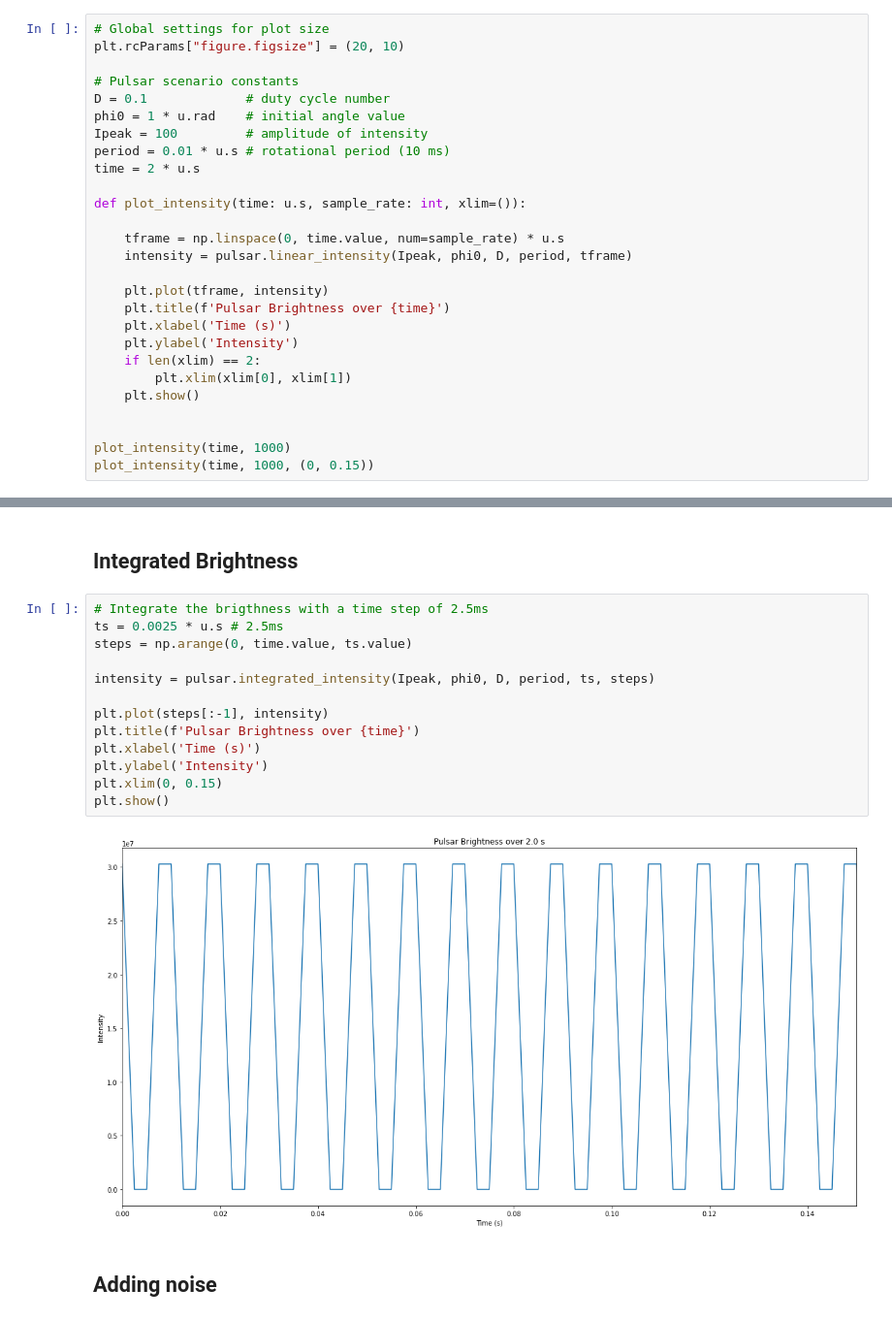
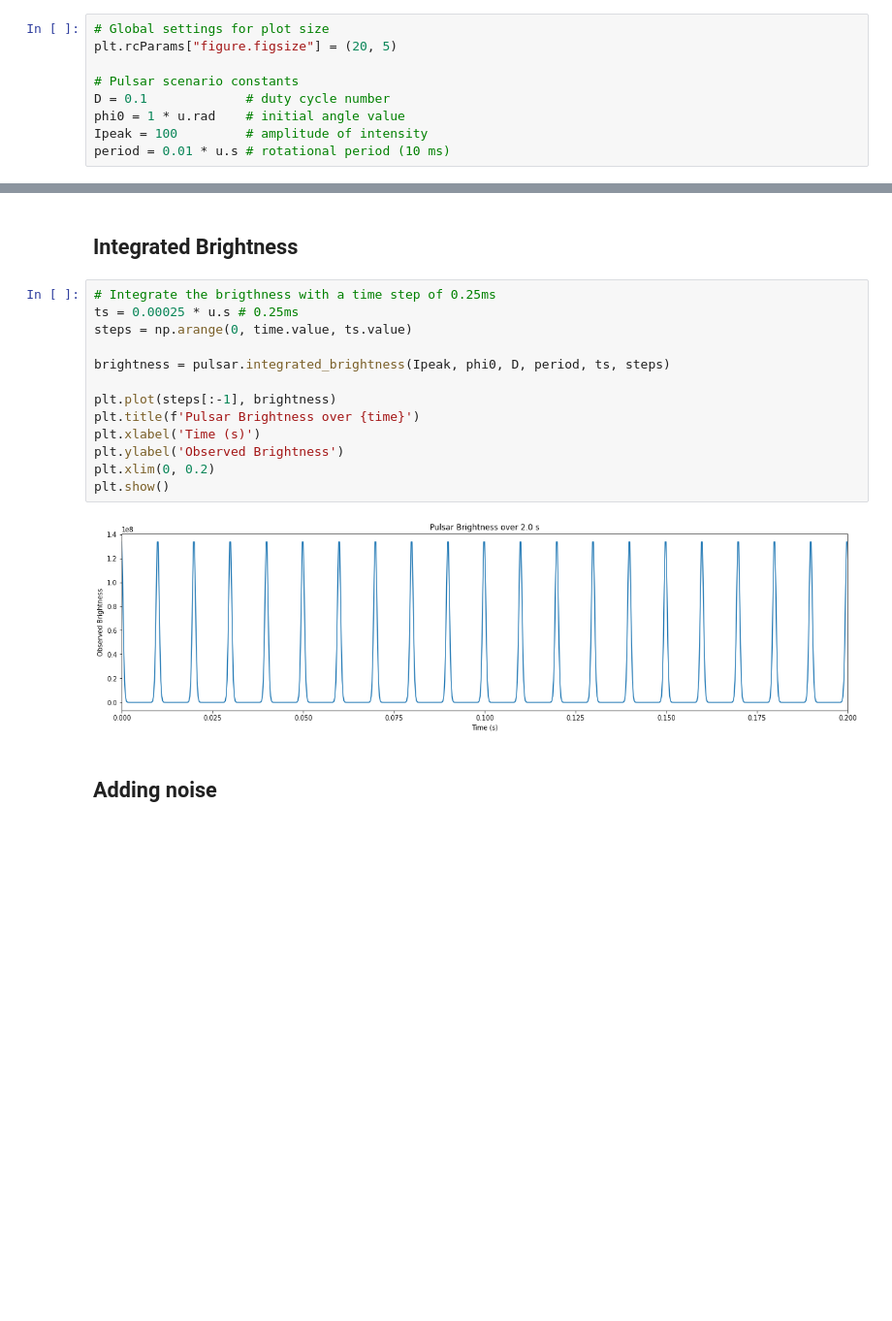
Before and after one commit to louisbranch/cta200_2022, a Jupyter notebook: project/project.ipynb, the cells around one changed output, grey strips where cells are left out. Shown at 97% size. Drawn from its saved outputs; the diff is of its cells as text; blank space fills up the shorter version.

Commit message:
Add context to the simulated time series

```diff
--- a/project/project.ipynb
+++ b/project/project.ipynb
@@ -46,27 +61,9 @@ source https://www.nature.com/articles/2241188a0
 # %%
 # Global settings for plot size
-plt.rcParams["figure.figsize"] = (20, 10)
+plt.rcParams["figure.figsize"] = (20, 5)
 
 # Pulsar scenario constants
 D = 0.1             # duty cycle number
 phi0 = 1 * u.rad    # initial angle value
 Ipeak = 100         # amplitude of intensity
 period = 0.01 * u.s # rotational period (10 ms)
-time = 2 * u.s
-
-def plot_intensity(time: u.s, sample_rate: int, xlim=()):
-
-    tframe = np.linspace(0, time.value, num=sample_rate) * u.s
-    intensity = pulsar.linear_intensity(Ipeak, phi0, D, period, tframe)
-
-    plt.plot(tframe, intensity)
-    plt.title(f'Pulsar Brightness over {time}')
-    plt.xlabel('Time (s)')
-    plt.ylabel('Intensity')
-    if len(xlim) == 2:
-        plt.xlim(xlim[0], xlim[1])
-    plt.show()
-
-
-plot_intensity(time, 1000)
-plot_intensity(time, 1000, (0, 0.15))
@@ -76,20 +112,20 @@ plot_intensity(time, 1000, (0, 0.15))
 # %% [markdown]
 ## Integrated Brightness
 # %%
-# Integrate the brigthness with a time step of 2.5ms
-ts = 0.0025 * u.s # 2.5ms
+# Integrate the brigthness with a time step of 0.25ms
+ts = 0.00025 * u.s # 0.25ms
 steps = np.arange(0, time.value, ts.value)
 
-intensity = pulsar.integrated_intensity(Ipeak, phi0, D, period, ts, steps)
+brightness = pulsar.integrated_brightness(Ipeak, phi0, D, period, ts, steps)
 
-plt.plot(steps[:-1], intensity)
+plt.plot(steps[:-1], brightness)
 plt.title(f'Pulsar Brightness over {time}')
 plt.xlabel('Time (s)')
-plt.ylabel('Intensity')
-plt.xlim(0, 0.15)
+plt.ylabel('Observed Brightness')
+plt.xlim(0, 0.2)
 plt.show()
 # %% [output]
-[figure, old version]
+[figure, new version]
 # %% [markdown]
 ## Adding noise
 # %%
```
Also changed, not shown: parts of 8 cells of this notebook, 3 other files.
